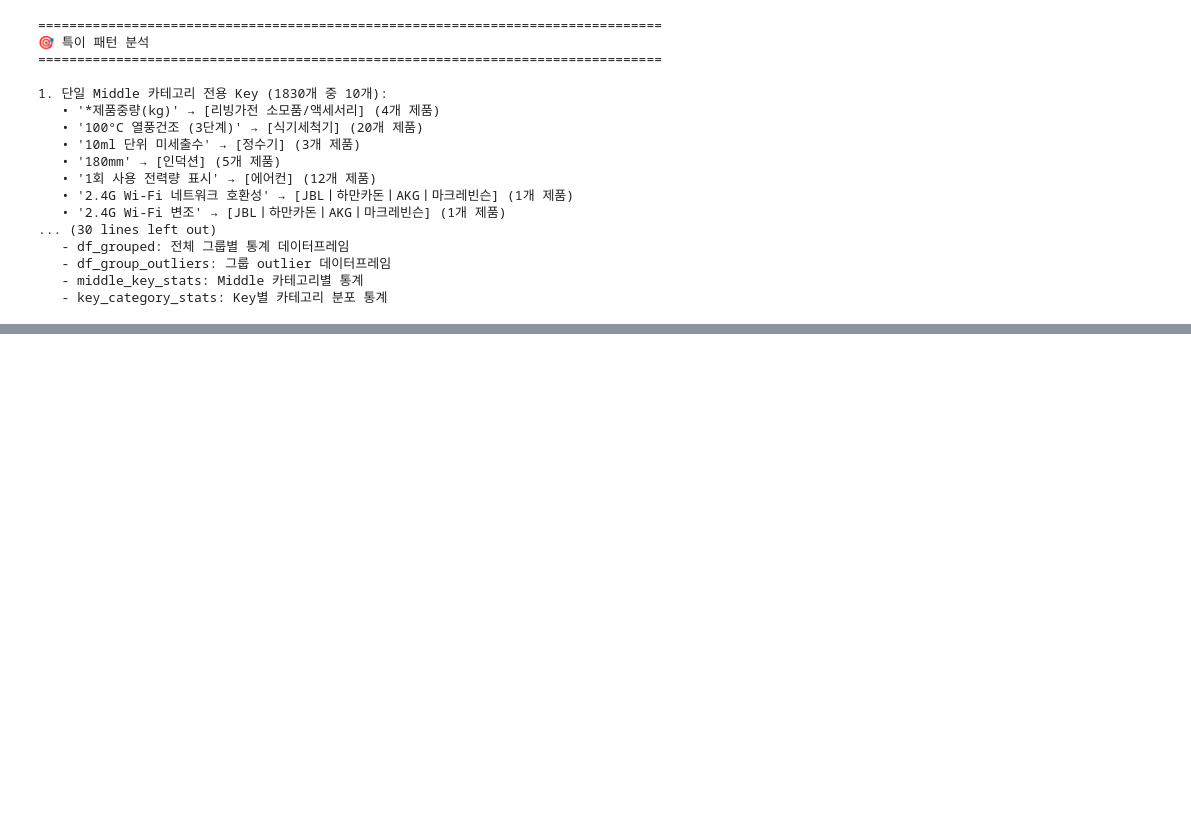
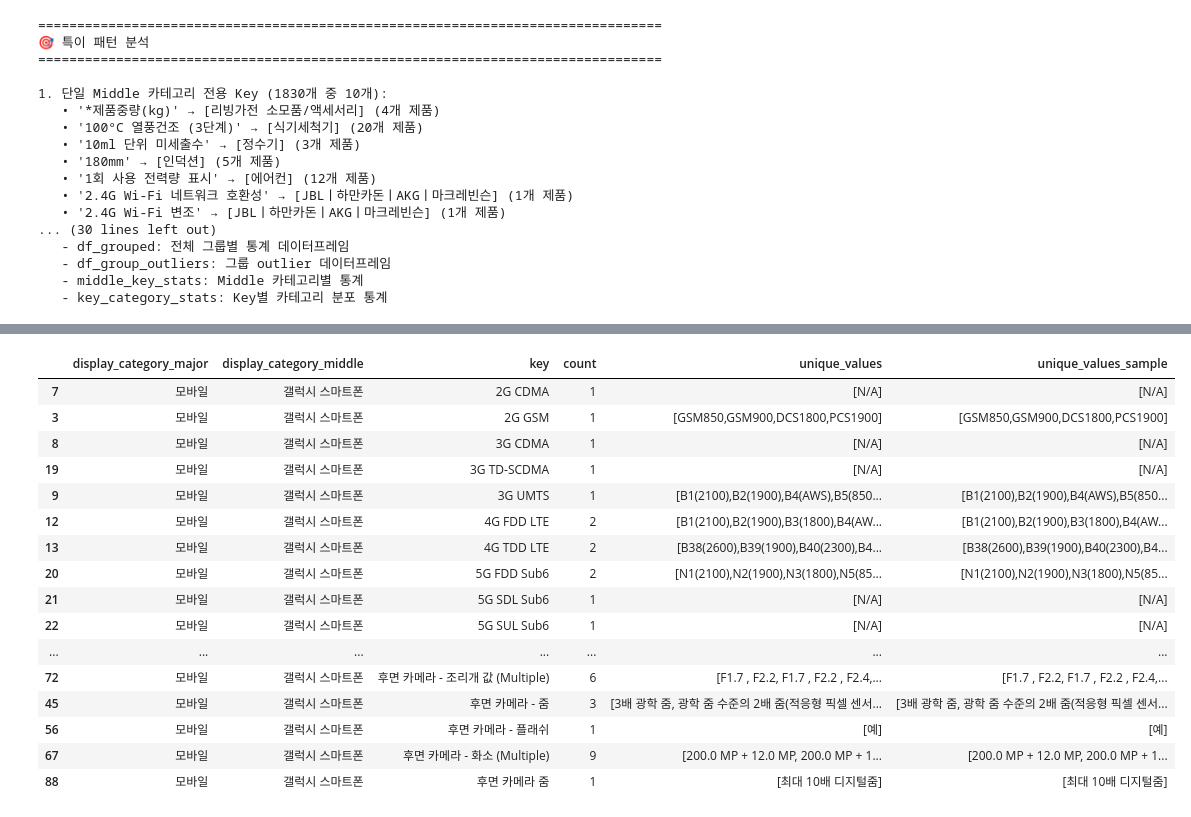
Before and after one commit to sm1835dh/dev_sr_preperation, a Jupyter notebook: notebooks/kt_eda.ipynb, the cells around one changed output, grey strips where cells are left out. Saved outputs shown, nothing was run; the diff lists cells and outputs as text; code cells hidden in the pictures; blank space fills up the shorter version.

```diff
--- a/notebooks/kt_eda.ipynb
+++ b/notebooks/kt_eda.ipynb
@@ -2101,0 +2755,20 @@ Key별 카테고리 분포 (상위 20개):
+# %%
+df_galaxy_smartphone_values.sort_values(['display_category_major','display_category_middle','key'])
+# %% [output]
+|  | display_category_major | display_category_middle | key | count | unique_values | unique_values_sample |
+| 7 | 모바일 | 갤럭시 스마트폰 | 2G CDMA | 1 | [N/A] | [N/A] |
+| 3 | 모바일 | 갤럭시 스마트폰 | 2G GSM | 1 | [GSM850,GSM900,DCS1800,PCS1900] | [GSM850,GSM900,DCS1800,PCS1900] |
+| 8 | 모바일 | 갤럭시 스마트폰 | 3G CDMA | 1 | [N/A] | [N/A] |
+| 19 | 모바일 | 갤럭시 스마트폰 | 3G TD-SCDMA | 1 | [N/A] | [N/A] |
+| 9 | 모바일 | 갤럭시 스마트폰 | 3G UMTS | 1 | [B1(2100),B2(1900),B4(AWS),B5(850... | [B1(2100),B2(1900),B4(AWS),B5(850... |
+| 12 | 모바일 | 갤럭시 스마트폰 | 4G FDD LTE | 2 | [B1(2100),B2(1900),B3(1800),B4(AW... | [B1(2100),B2(1900),B3(1800),B4(AW... |
+| 13 | 모바일 | 갤럭시 스마트폰 | 4G TDD LTE | 2 | [B38(2600),B39(1900),B40(2300),B4... | [B38(2600),B39(1900),B40(2300),B4... |
+| 20 | 모바일 | 갤럭시 스마트폰 | 5G FDD Sub6 | 2 | [N1(2100),N2(1900),N3(1800),N5(85... | [N1(2100),N2(1900),N3(1800),N5(85... |
+| 21 | 모바일 | 갤럭시 스마트폰 | 5G SDL Sub6 | 1 | [N/A] | [N/A] |
+| 22 | 모바일 | 갤럭시 스마트폰 | 5G SUL Sub6 | 1 | [N/A] | [N/A] |
+| ... | ... | ... | ... | ... | ... | ... |
+| 72 | 모바일 | 갤럭시 스마트폰 | 후면 카메라 - 조리개 값 (Multiple) | 6 | [F1.7 , F2.2, F1.7 , F2.2 , F2.4,... | [F1.7 , F2.2, F1.7 , F2.2 , F2.4,... |
+| 45 | 모바일 | 갤럭시 스마트폰 | 후면 카메라 - 줌 | 3 | [3배 광학 줌, 광학 줌 수준의 2배 줌(적응형 픽셀 센서... | [3배 광학 줌, 광학 줌 수준의 2배 줌(적응형 픽셀 센서... |
+| 56 | 모바일 | 갤럭시 스마트폰 | 후면 카메라 - 플래쉬 | 1 | [예] | [예] |
+| 67 | 모바일 | 갤럭시 스마트폰 | 후면 카메라 - 화소 (Multiple) | 9 | [200.0 MP + 12.0 MP, 200.0 MP + 1... | [200.0 MP + 12.0 MP, 200.0 MP + 1... |
+| 88 | 모바일 | 갤럭시 스마트폰 | 후면 카메라 줌 | 1 | [최대 10배 디지털줌] | [최대 10배 디지털줌] |
```
Also changed, not shown: parts of 7 cells of this notebook.
